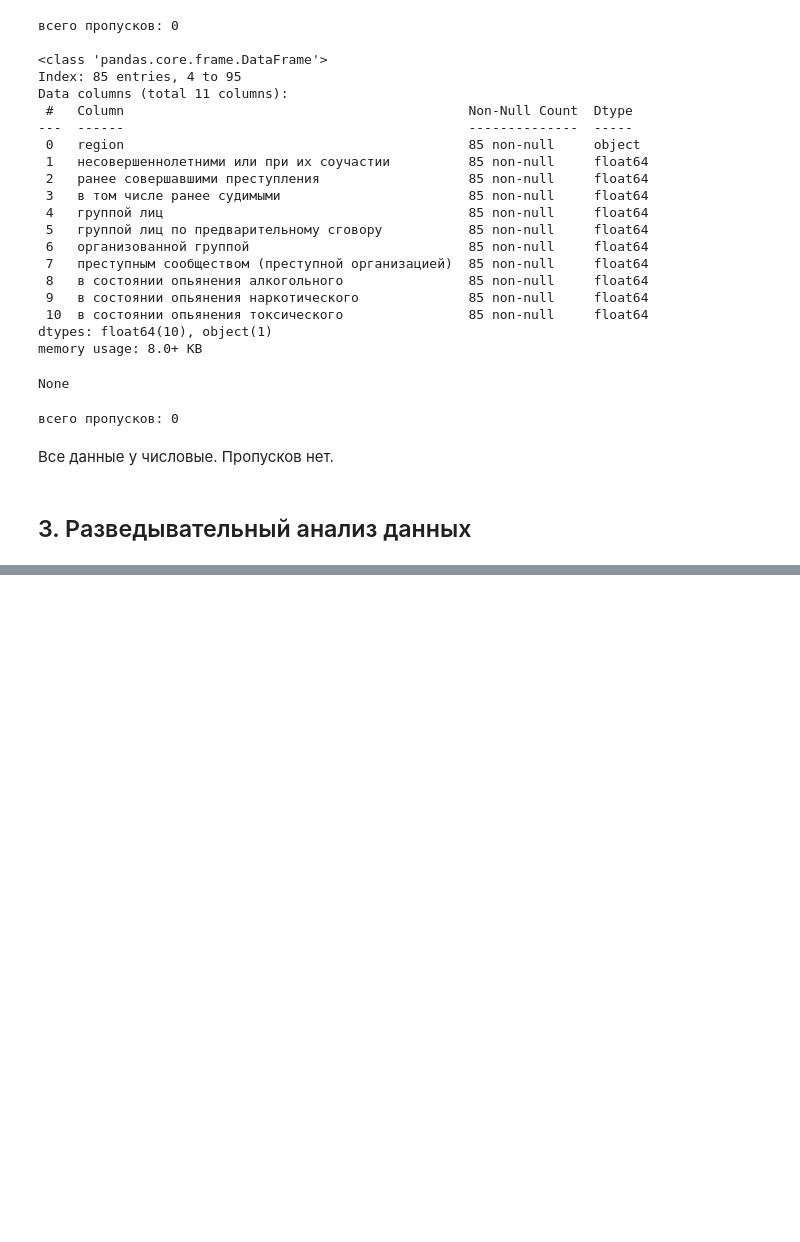
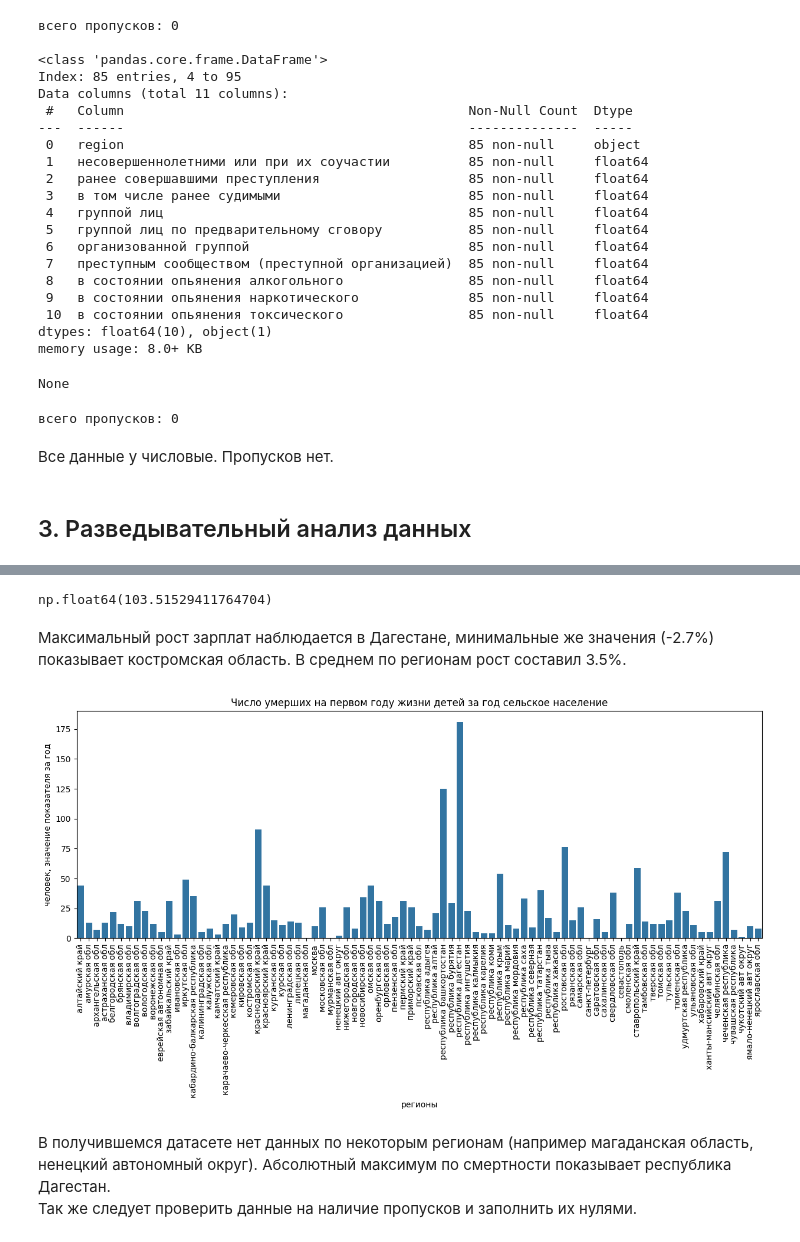
Before and after one commit to eartzhi/Identification_of_vulnerable_population_groups, a Jupyter notebook: main.ipynb, the cells around one changed output, grey strips where cells are left out. Cells and saved outputs as stored; diff of their text form; code cells hidden in the pictures; blank space fills up the shorter version.

```diff
--- a/main.ipynb
+++ b/main.ipynb
@@ -660,0 +734,22 @@ ax.tick_params(axis='x', rotation=90);
+# %%
+data[data.columns[3]].mean()
+# %% [output]
+np.float64(103.51529411764704)
+# %% [markdown]
+Максимальный рост зарплат наблюдается в Дагестане, минимальные же значения (-2.7%) показывает костромская область. В среднем по регионам рост составил 3.5%.
+# %%
+fig, ax = plt.subplots(figsize=(15, 5))
+sns.barplot(
+    data
+,
+    x = data.index,
+    y = data[data.columns[4]]
+
+)
+ax.set(xlabel='регионы', ylabel='человек, значение показателя за год', title='Число умерших на первом году жизни детей за год сельское население',)
+ax.tick_params(axis='x', rotation=90);
+# %% [output]
+[figure, added]
+# %% [markdown]
+В получившемся датасете нет данных по некоторым регионам (например магаданская область, ненецкий автономный округ). Абсолютный максимум по смертности показывает республика Дагестан.
+Так же следует проверить данные на наличие пропусков и заполнить их нулями.
```
Also changed, not shown: parts of 84 cells of this notebook, 2 other files.
